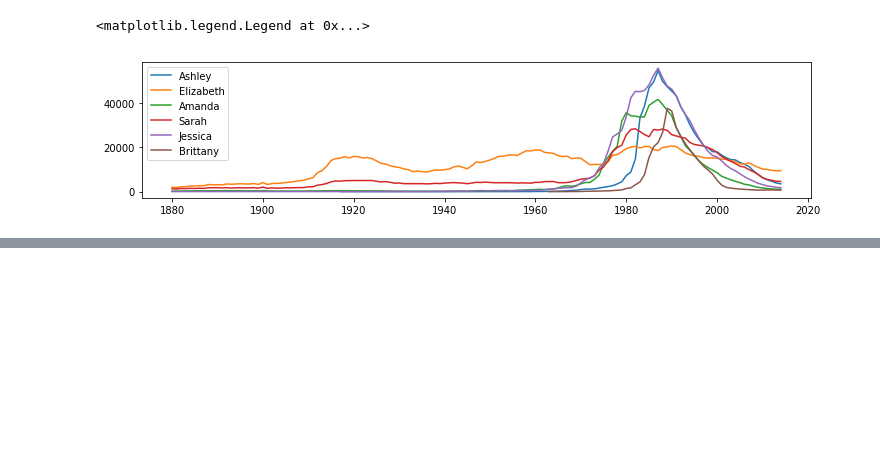
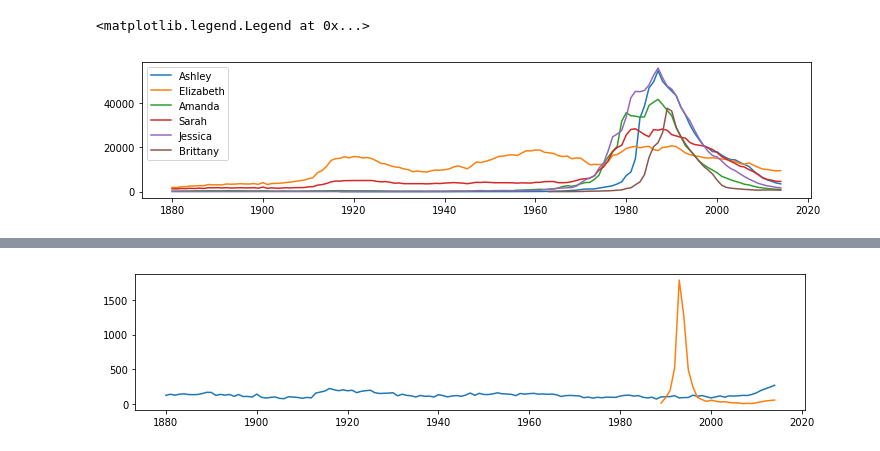
Before and after one commit to 4bic/learn_code, a Jupyter notebook: python:Data Analysis/baby names in panda.ipynb, the cells around one changed output, grey strips where cells are left out. Drawn from its saved outputs; the diff is of its cells as text; code cells hidden in the pictures; blank space fills up the shorter version.

```diff
--- a/python:Data Analysis/baby names in panda.ipynb
+++ b/python:Data Analysis/baby names in panda.ipynb
@@ -406,0 +473,7 @@ plt.legend(popular)
+# %%
+plt.figure(figsize=(12, 2.5))
+
+plotname('F', 'Louisa')
+plotname('M', 'Shaquille')
+# %% [output]
+[figure, added]
```
Also changed, not shown: parts of 22 cells of this notebook.
